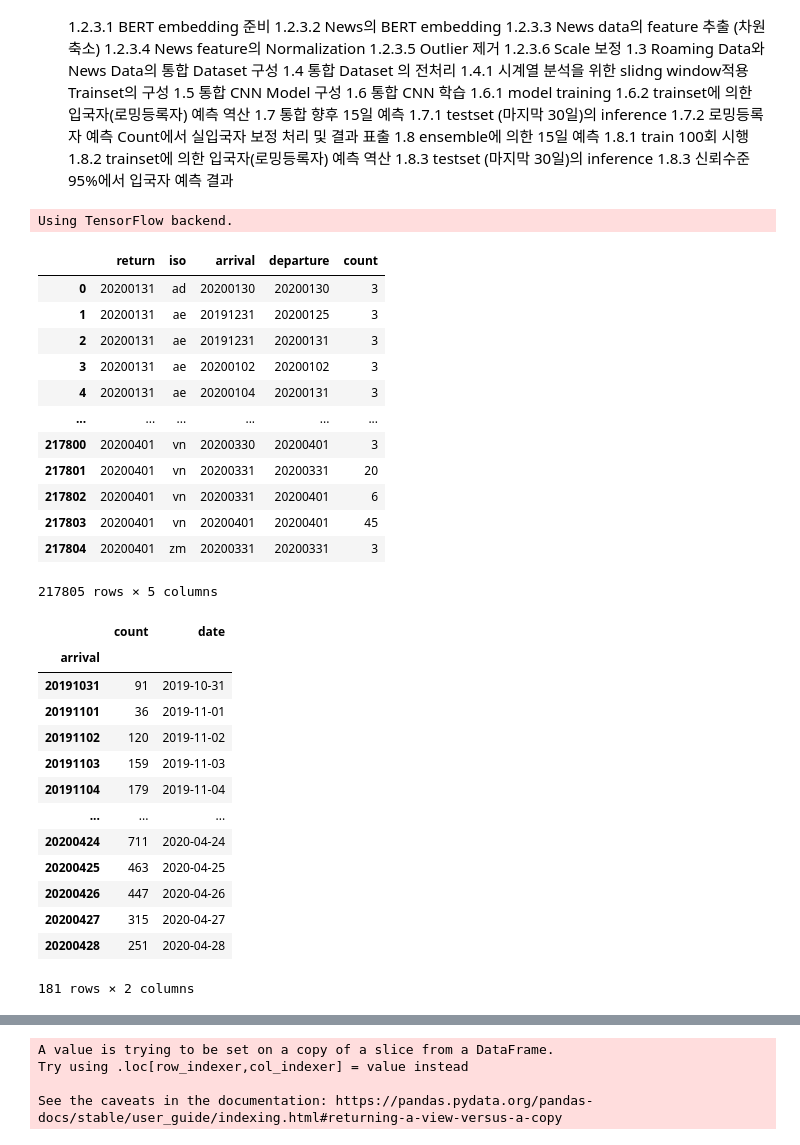
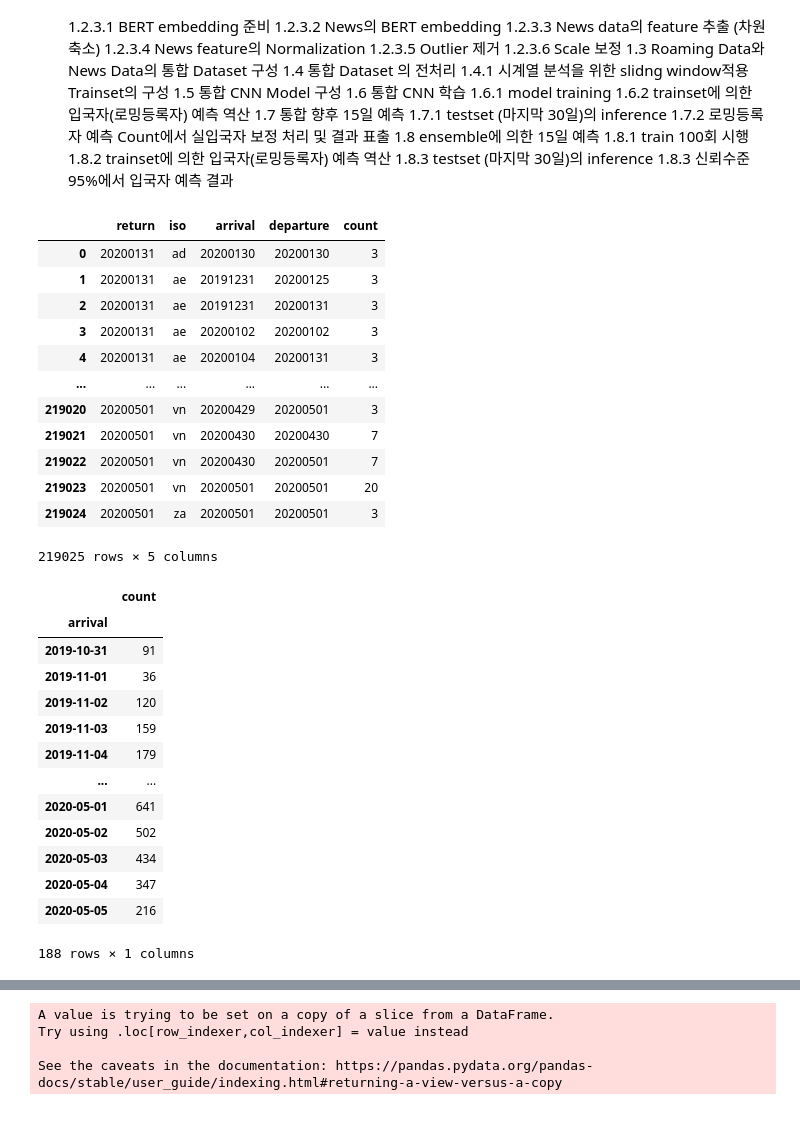
Before and after one commit to dolmani38/ai_corona, a Jupyter notebook: analysis_corona_0507.ipynb, the cells around one changed output, grey strips where cells are left out. Drawn from its saved outputs; the diff is of its cells as text; code cells hidden in the pictures.

```diff
--- a/analysis_corona_0507.ipynb
+++ b/analysis_corona_0507.ipynb
@@ -91,6 +91,16 @@ def plot_r2(hist):
     plt.xlabel('Epoch')
     #plt.legend(['mae'], loc='upper right')
     plt.show()
+
+def compare_with_org_y(org_y=None,comp_y=None,comp_index=[0,14],window=30,forecast=15):
+    predit = []
+    for fc in range(forecast):
+        predit.append(list(np.concatenate((np.zeros(window+ fc), comp_y[:,fc],np.zeros(forecast-fc-1)), axis=0)))
+    # 예측치를 chart에 같이 그려서 확인
+    comp_ds = org_y.copy()
+    for i in comp_index:
+      comp_ds['forecast_' + str(i)] = predit[i]
+    comp_ds.plot(figsize=(16,8))
 
 def compare_backdata(predit_y):
     predit = []
@@ -131,8 +141,6 @@ class VerboseCallback(keras.callbacks.Callback):
 
     def on_epoch_end(self, epoch, logs=None):
         self.progress("learning:",epoch+1,logs)
-# %% [output]
-Using TensorFlow backend.
 # %%
 # 1. Forecast with numeric timeseries data
 #	1.1 Roaming Data의 전처리 및 분석
@@ -141,7 +149,8 @@ Using TensorFlow backend.
 #공개된 3개의 Roaming Dataset을 load하여 합친다.
 rm1 = pd.read_csv("https://raw.githubusercontent.com/dolmani38/ai_corona/master/corona_contest_data_0406/Roaming_data.csv",encoding="utf-8")
 rm2 = pd.read_csv("https://raw.githubusercontent.com/dolmani38/ai_corona/master/corona_contest_data_0429/Roaming_data.csv",encoding="utf-8")
-rm = pd.concat([rm1, rm2], ignore_index=True, sort=False)
+rm3 = pd.read_excel("https://raw.githubusercontent.com/dolmani38/ai_corona/master/corona_contest_data_0506/Roaming_data.xlsx",encoding="utf-8")
+rm = pd.concat([rm1,rm2,rm3], ignore_index=True, sort=False)
 
 # 합친 Dataset의 내용 확인
 rm
@@ -153,37 +162,37 @@ rm
 | 3 | 20200131 | ae | 20200102 | 20200102 | 3 |
 | 4 | 20200131 | ae | 20200104 | 20200131 | 3 |
 | ... | ... | ... | ... | ... | ... |
-| 217800 | 20200401 | vn | 20200330 | 20200401 | 3 |
-| 217801 | 20200401 | vn | 20200331 | 20200331 | 20 |
-| 217802 | 20200401 | vn | 20200331 | 20200401 | 6 |
-| 217803 | 20200401 | vn | 20200401 | 20200401 | 45 |
-| 217804 | 20200401 | zm | 20200331 | 20200331 | 3 |
+| 219020 | 20200501 | vn | 20200429 | 20200501 | 3 |
+| 219021 | 20200501 | vn | 20200430 | 20200430 | 7 |
+| 219022 | 20200501 | vn | 20200430 | 20200501 | 7 |
+| 219023 | 20200501 | vn | 20200501 | 20200501 | 20 |
+| 219024 | 20200501 | za | 20200501 | 20200501 | 3 |
-217805 rows × 5 columns
+219025 rows × 5 columns
 # %%
 # 		1.1.2 Roaming Data에 대한 EDA
 # 			1.1.2.1 도착일을 기준으로 입국자(로밍등록자)의 합산
 
-ar = pd.DataFrame(rm.groupby('arrival')['count'].sum())
-ar['date'] =  ar.index.astype('object')
+ds_y = pd.DataFrame(rm.groupby('arrival')['count'].sum())
+#ar['date'] =  ar.index.astype('object')
 #date column을 datetime 으로 casting 한다.
-ar['date'] =  pd.to_datetime(ar['date'], format='%Y%m%d')
+ds_y.index=  pd.to_datetime(ar.index, format='%Y%m%d')
 
 # 날자별 입국자(로밍등록자) 정리 dataset 확인
-ar
+ds_y
 # %% [output]
-|  | count | date |
-| arrival |  |  |
-| 20191031 | 91 | 2019-10-31 |
-| 20191101 | 36 | 2019-11-01 |
-| 20191102 | 120 | 2019-11-02 |
-| 20191103 | 159 | 2019-11-03 |
-| 20191104 | 179 | 2019-11-04 |
-| ... | ... | ... |
-| 20200424 | 711 | 2020-04-24 |
-| 20200425 | 463 | 2020-04-25 |
-| 20200426 | 447 | 2020-04-26 |
-| 20200427 | 315 | 2020-04-27 |
-| 20200428 | 251 | 2020-04-28 |
+|  | count |
+| arrival |  |
+| 2019-10-31 | 91 |
+| 2019-11-01 | 36 |
+| 2019-11-02 | 120 |
+| 2019-11-03 | 159 |
+| 2019-11-04 | 179 |
+| ... | ... |
+| 2020-05-01 | 641 |
+| 2020-05-02 | 502 |
+| 2020-05-03 | 434 |
+| 2020-05-04 | 347 |
+| 2020-05-05 | 216 |
-181 rows × 2 columns
+188 rows × 1 columns
 # %%
 # 			1.1.2.2 입국자(로밍등록자) 추세 chart 확인
```
Also changed, not shown: parts of 26 cells of this notebook.
